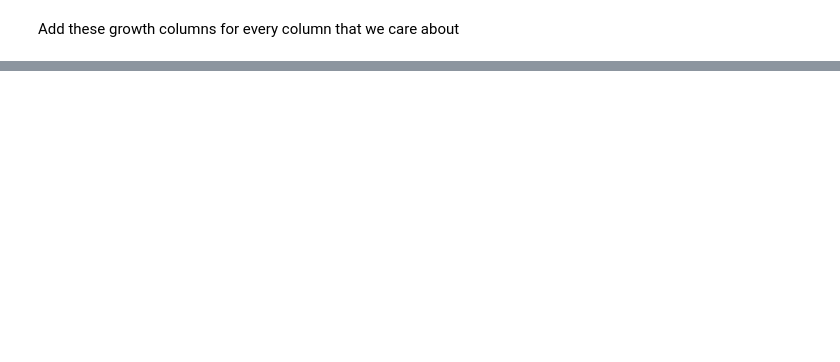
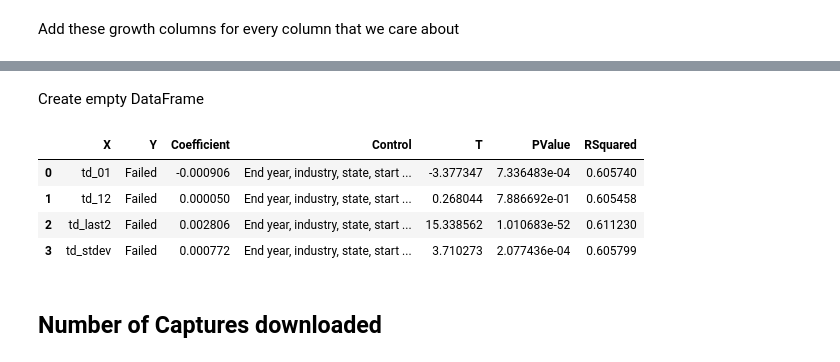
Before and after one commit to charlesmiele/predicting-identifying-startup-failure, a Jupyter notebook: analysis/Regressions_v2.ipynb, the cells around one changed output, grey strips where cells are left out. Saved outputs shown, nothing was run; the diff lists cells and outputs as text; code cells hidden in the pictures; blank space fills up the shorter version.

```diff
--- a/analysis/Regressions_v2.ipynb
+++ b/analysis/Regressions_v2.ipynb
@@ -729,0 +575,21 @@ html = add_last_growth_col('a_count', 'a_lgrowth_raw')
+# %%
+for i in cols_of_interest:
+    print(i)
+    mod = run_model(i)
+    results = {
+        'X': i,
+        'Y': 'Failed',
+        'Coefficient': mod.params[i],
+        'Control': "",
+        'T': mod.tvalues[i],
+        'PValue': mod.pvalues[i],
+        'RSquared': mod.rsquared,
+    }
+    reg_results = reg_results.append(results, ignore_index=True)
+    # Control for end year, industry, state, and start year
+    mod = run_model(i, control=['end_yr', 'new_industrygroup', 'state', 'start_yr'])
+    results['Coefficient'] = mod.params[i]
+    results['PValue'] =  mod.pvalues[i]
+    results['RSquared'] = mod.rsquared
+    results['Control'] = 'End Year, Industry, State, Year founded'
+    reg_results = reg_results.append(results, ignore_index=True)
@@ -729,0 +678,2 @@ html = add_last_growth_col('a_count', 'a_lgrowth_raw')
+# %%
+cols = ['td_01', 'td_12', 'td_last2', 'td_stdev']
@@ -729,0 +683,27 @@ html = add_last_growth_col('a_count', 'a_lgrowth_raw')
+# %% [markdown]
+Create empty DataFrame
+# %%
+reg_results = pd.DataFrame(columns=['X', 'Y', 'Coefficient', 'Control', 'T', 'PValue', 'RSquared'])
+# %%
+for c in cols:
+    mod = run_model(c, control=['end_yr', 'new_industrygroup', 'state', 'start_yr'])
+    results = {
+        'X': c,
+        'Y': 'Failed',
+        'Coefficient': mod.params[c],
+        'Control': 'End year, industry, state, start year',
+        'T': mod.tvalues[c],
+        'PValue': mod.pvalues[c],
+        'RSquared': mod.rsquared,
+    }
+    reg_results = reg_results.append(results, ignore_index=True)
+# %%
+reg_results
+# %% [output]
+|  | X | Y | Coefficient | Control | T | PValue | RSquared |
+| 0 | td_01 | Failed | -0.000906 | End year, industry, state, start ... | -3.377347 | 7.336483e-04 | 0.605740 |
+| 1 | td_12 | Failed | 0.000050 | End year, industry, state, start ... | 0.268044 | 7.886692e-01 | 0.605458 |
+| 2 | td_last2 | Failed | 0.002806 | End year, industry, state, start ... | 15.338562 | 1.010683e-52 | 0.611230 |
+| 3 | td_stdev | Failed | 0.000772 | End year, industry, state, start ... | 3.710273 | 2.077436e-04 | 0.605799 |
+# %% [markdown]
+## Number of Captures downloaded
```
Also changed, not shown: parts of 133 cells of this notebook, 35 other files.
